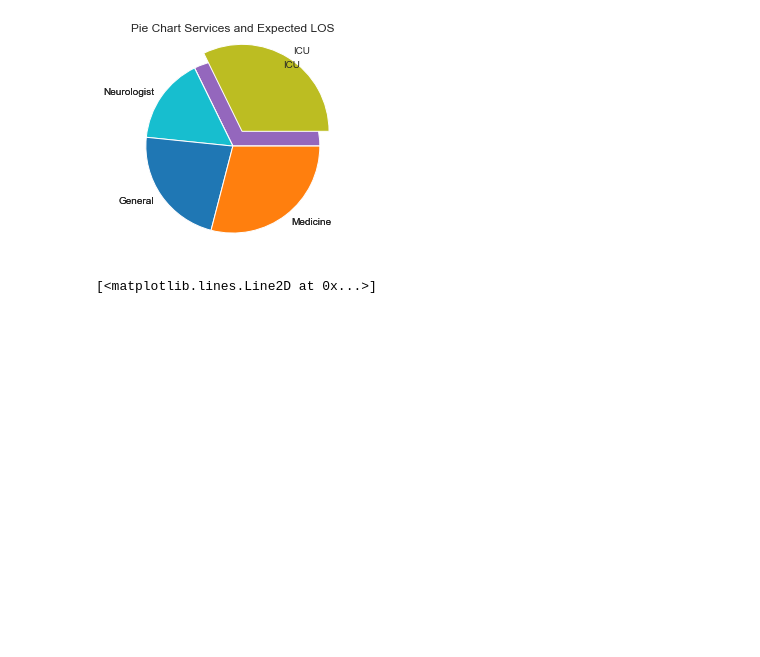
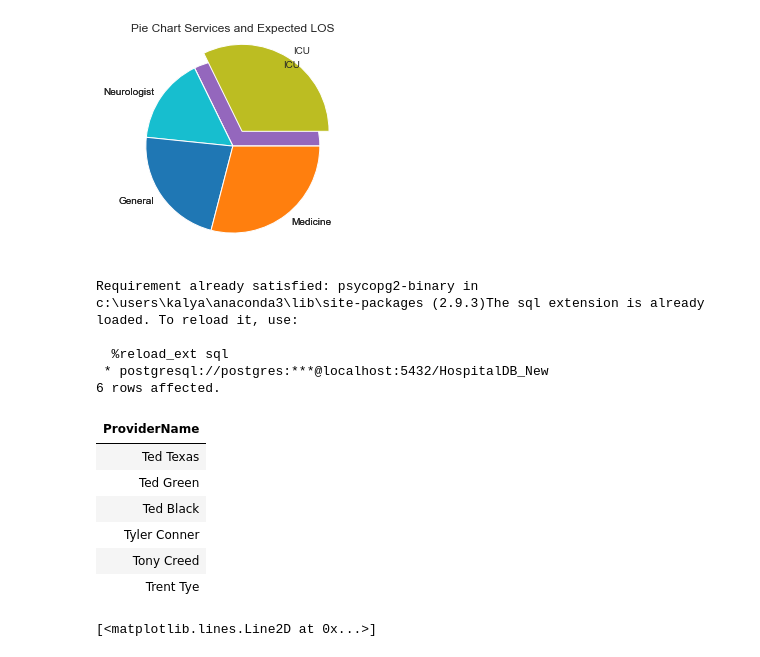
Before and after one commit to KalyaniKurakula/NumpyWarriors1, a Jupyter notebook: Hackthon/NumpyWarriors.ipynb, the cells around one changed output. Drawn from its saved outputs; the diff is of its cells as text; code cells hidden in the pictures; blank space fills up the shorter version.

```diff
--- a/Hackthon/NumpyWarriors.ipynb
+++ b/Hackthon/NumpyWarriors.ipynb
@@ -195,6 +195,42 @@ plt.pie(y, labels = LblServ, explode = myexplode)
 plt.show()
 # %% [output]
 [figure]
+# %%
+"""12.Connect to sql and write a query to get list of Provider names whose Providername is starting with letter T.
+pre requsites to connect to postgressql
+run these 3 pip commands in command prompt
+
+py -m pip install sqlalchemy
+py -m pip install ipython-sql
+py -m pip install psycopg2
+
+run below code of line in a seperate cell in jupyter notes or pycharm IDE for conda installation
+conda install -c conda-forge ipython-sql
+
+After all above packages are installed and no error run following code """
+
+from sqlalchemy import create_engine
+!pip install psycopg2-binary
+engine = create_engine('postgresql://postgres:password@localhost:5432/HospitalDB_New')
+#%sql dialect+driver://username:password@host:port/database
+'Connected: postgres@HospitalDB_New'
+
+%load_ext sql
+%sql $engine.url
+%sql select "ProviderName" from public."Providers" where "ProviderName" like 'T%'
+# %% [output]
+Requirement already satisfied: psycopg2-binary in c:\users\kalya\anaconda3\lib\site-packages (2.9.3)The sql extension is already loaded. To reload it, use:
+
+  %reload_ext sql
+ * postgresql://postgres:***@localhost:5432/HospitalDB_New
+6 rows affected.
+| ProviderName |
+| Ted Texas |
+| Ted Green |
+| Ted Black |
+| Tyler Conner |
+| Tony Creed |
+| Trent Tye |
 # %%
 # 13. Create a subplot on x = np.arange(0, 10, 0.1) , y = np.sin(np.pi * x) + x with 2 rows & 2 columns
 #     with object oriented approach.
```
Also changed, not shown: parts of 10 cells of this notebook.
